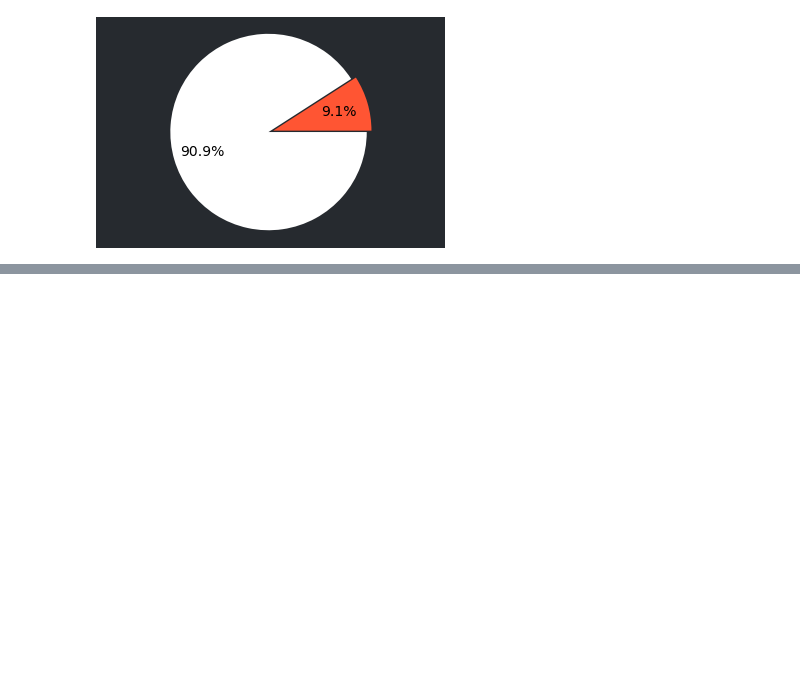
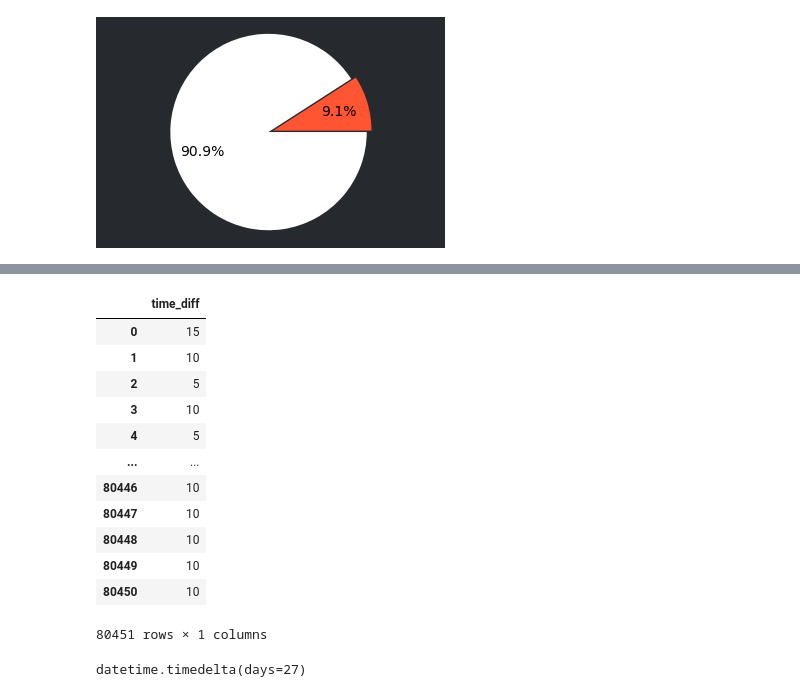
Before and after one commit to vasiljev-sr/MyJupyterNotebook, a Jupyter notebook: Machine_stats черновик.ipynb, the cells around one changed output, grey strips where cells are left out. Cells and saved outputs as stored; diff of their text form; code cells hidden in the pictures; blank space fills up the shorter version.

```diff
--- a/Machine_stats черновик.ipynb
+++ b/Machine_stats черновик.ipynb
@@ -288,0 +429,16 @@ ax.axis('equal')
+# %%
+a.find_diff(a.read_database(d1,d2))
+# %% [output]
+|  | time_diff |
+| 0 | 15 |
+| 1 | 10 |
+| 2 | 5 |
+| 3 | 10 |
+| 4 | 5 |
+| ... | ... |
+| 80446 | 10 |
+| 80447 | 10 |
+| 80448 | 10 |
+| 80449 | 10 |
+| 80450 | 10 |
+80451 rows × 1 columns
@@ -288,0 +447,4 @@ ax.axis('equal')
+# %%
+date1
+# %% [output]
+datetime.timedelta(days=27)
```
Also changed, not shown: parts of 14 cells of this notebook.
